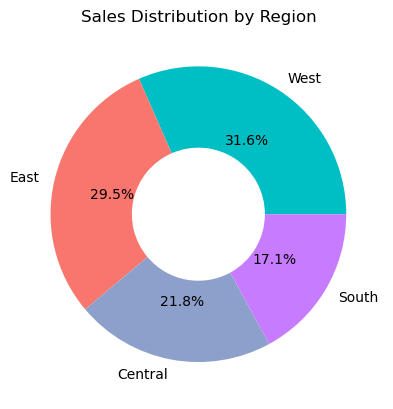
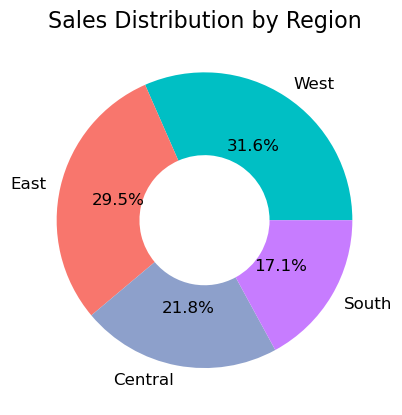
The notebook cell's code change between the first figure and the second:
--- before
+++ after
@@ -4,6 +4,7 @@
     autopct='%1.1f%%',
     colors = ['#00BFC4', '#F8766D', '#8DA0CB', '#C77CFF'],
-    wedgeprops={'width': 0.55}  # Donut
+    wedgeprops={'width': 0.56},  # Donut
+    textprops={'fontsize': 12}   # 标签和百分比字体
 )
-plt.title("Sales Distribution by Region")
+plt.title("Sales Distribution by Region", fontsize=16)
 plt.show()

Commit: modified some details